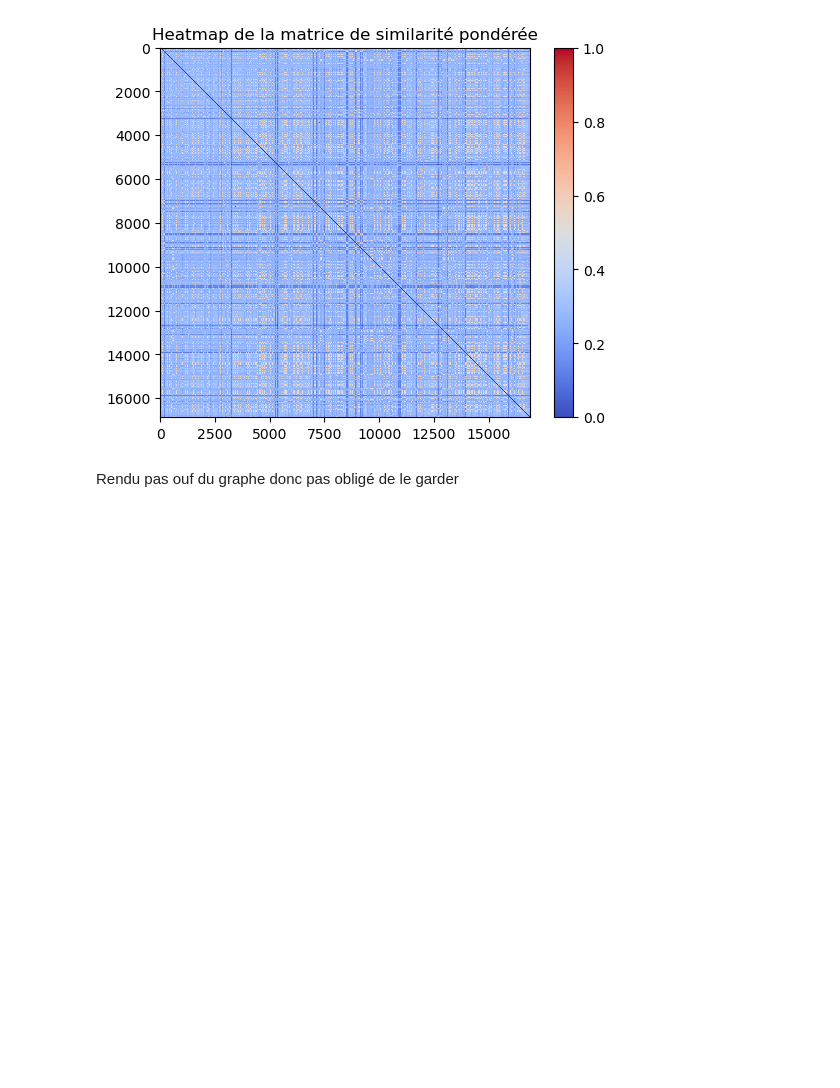
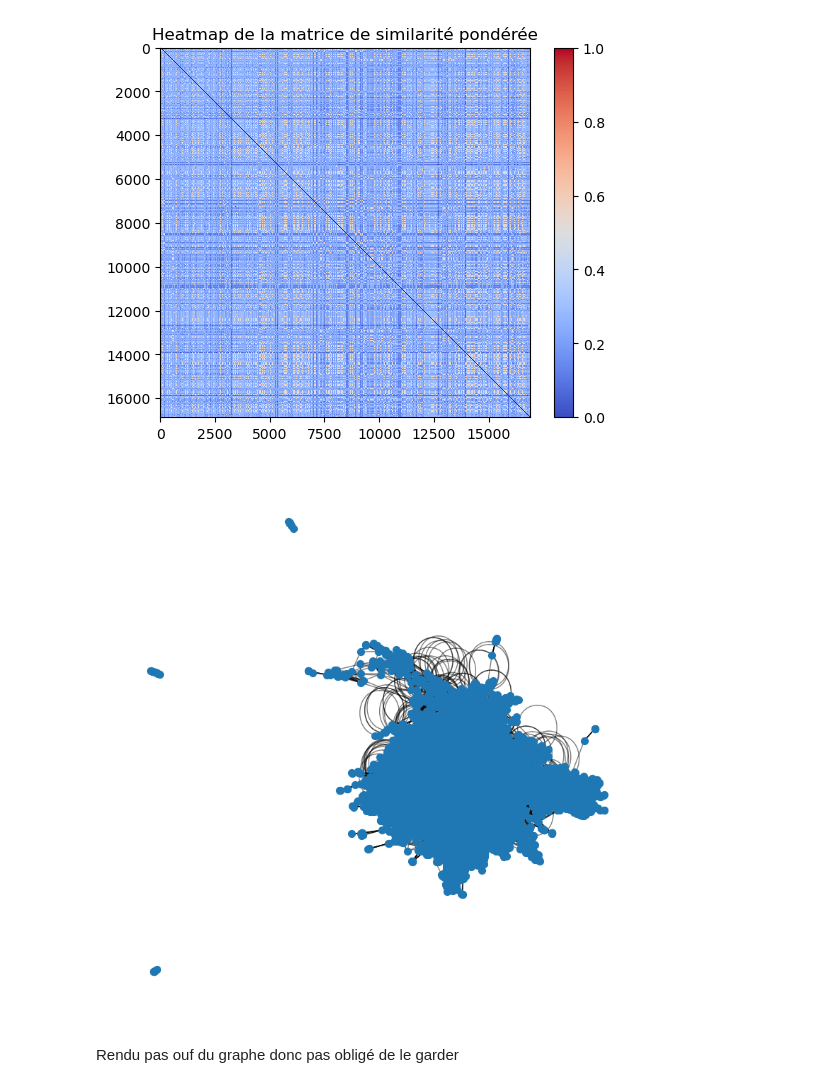
Before and after one commit to Amayas29/review-analysis, a Jupyter notebook: src/7_content_based.ipynb, the cells around one changed output. Saved outputs shown, nothing was run; the diff lists cells and outputs as text; code cells hidden in the pictures; blank space fills up the shorter version.

```diff
--- a/src/7_content_based.ipynb
+++ b/src/7_content_based.ipynb
@@ -78,7 +71,7 @@ def graphe_knn(matrix):
             weight = matrix[i][neighbor]
             G.add_edge(i, neighbor, weight=weight)
 
-    plt.figure(figsize=(5,5))
+    plt.figure(figsize=(10,10))
     pos = nx.spring_layout(G)
     nx.draw_networkx_nodes(G, pos, node_size=50)
     nx.draw_networkx_edges(G, pos, alpha=0.5)
@@ -86,6 +79,10 @@ def graphe_knn(matrix):
     #nx.draw_networkx_labels(G, pos, labels)
     plt.axis('off')
     plt.show()
+# %%
+graphe_knn(weighted_avg_matrix)
+# %% [output]
+[figure, added]
 # %% [markdown]
 Rendu pas ouf du graphe donc pas obligé de le garder
 # %% [markdown]
```
Also changed, not shown: parts of 5 cells of this notebook.
